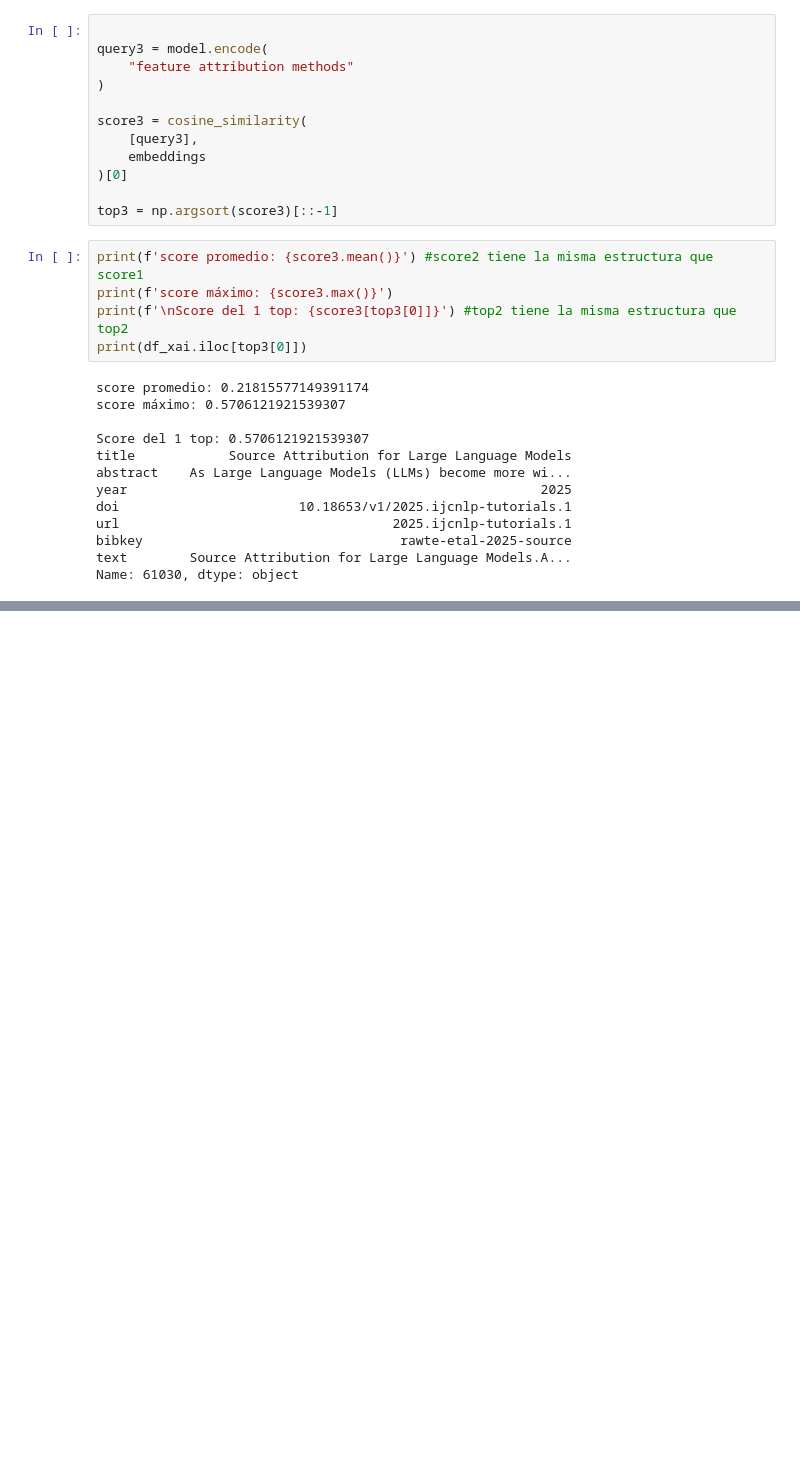
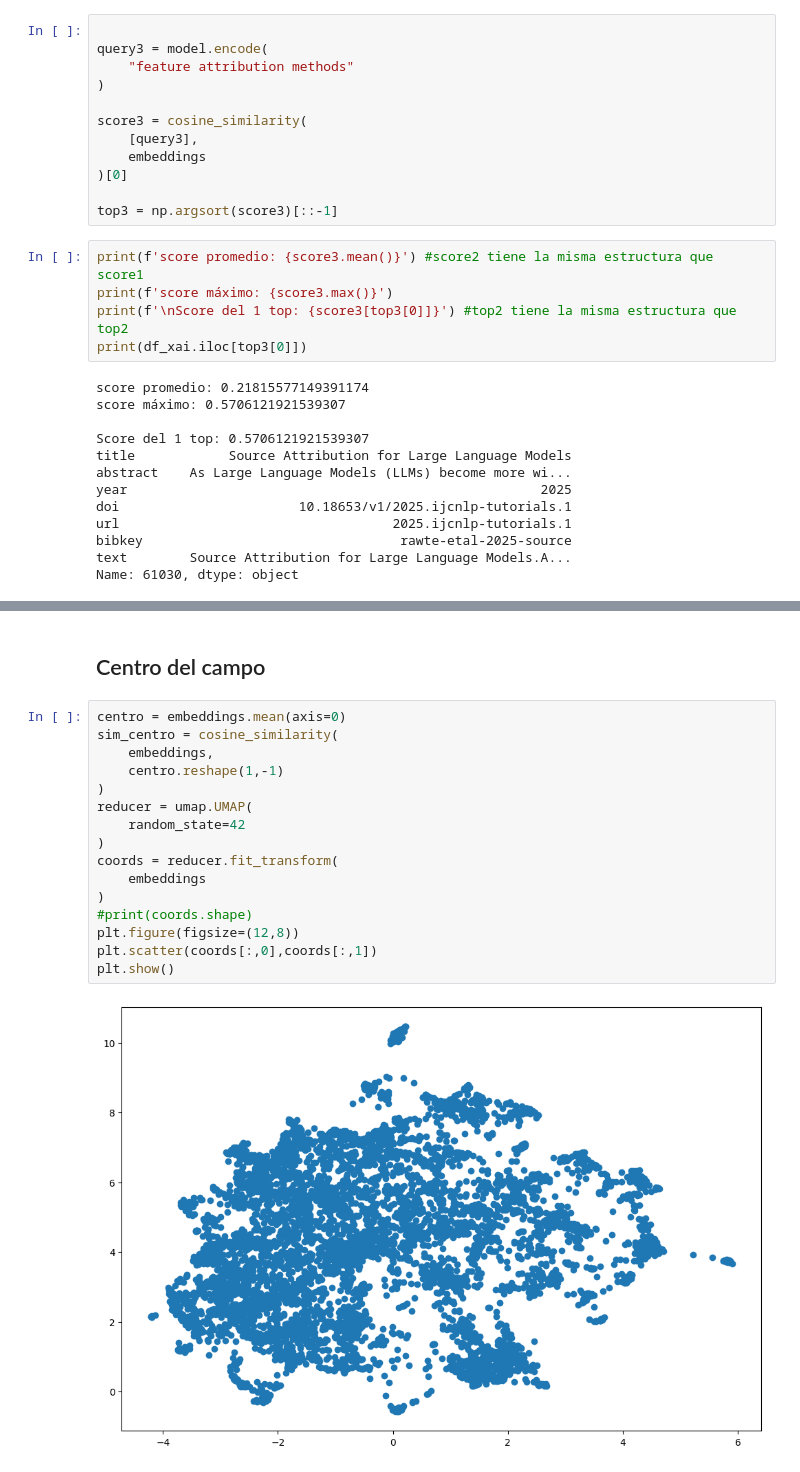
Before and after one commit to Elkazuo/Encoder-xAI-LLMs, a Jupyter notebook: Notebooks/ACL-ant.ipynb, the cells around one changed output, grey strips where cells are left out. Saved outputs shown, nothing was run; the diff lists cells and outputs as text; blank space fills up the shorter version.

```diff
--- a/Notebooks/ACL-ant.ipynb
+++ b/Notebooks/ACL-ant.ipynb
@@ -353,0 +451,20 @@ Name: 61030, dtype: object
+# %% [markdown]
+## Centro del campo
+# %%
+centro = embeddings.mean(axis=0)
+sim_centro = cosine_similarity(
+    embeddings,
+    centro.reshape(1,-1)
+)
+reducer = umap.UMAP(
+    random_state=42
+)
+coords = reducer.fit_transform(
+    embeddings
+)
+#print(coords.shape)
+plt.figure(figsize=(12,8))
+plt.scatter(coords[:,0],coords[:,1])
+plt.show()
+# %% [output]
+[figure, added]
```
Also changed, not shown: parts of 15 cells of this notebook, 3 other files.
